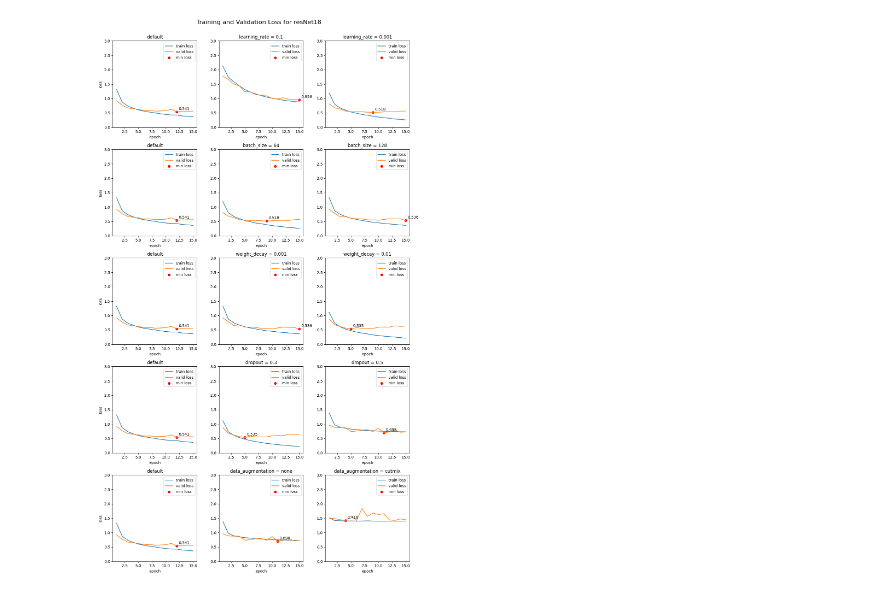
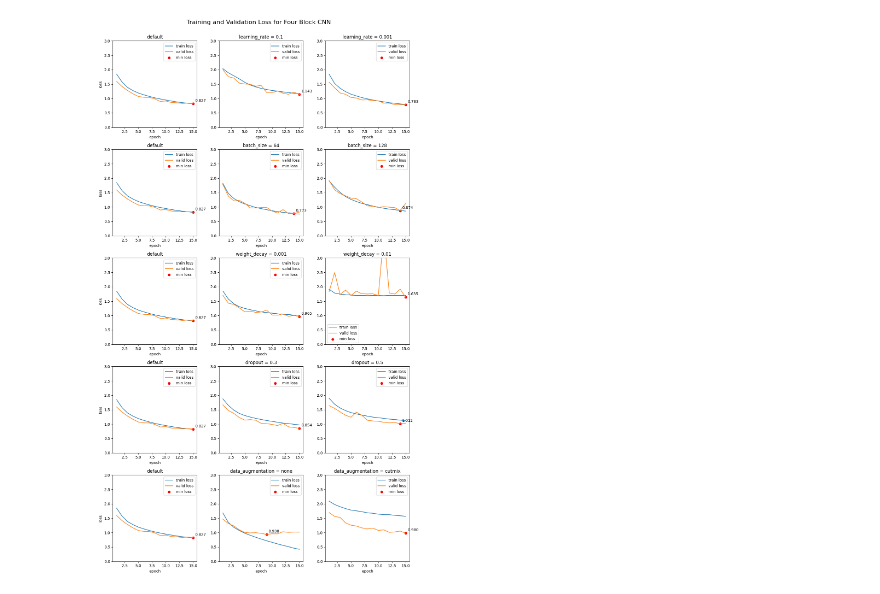
Before and after one commit to olaidczak/dl-project-1, a Jupyter notebook: plots.ipynb, the cells around one changed output. Cells and saved outputs as stored; diff of their text form; code cells hidden in the pictures.

Commit message:
fix indexing in plots

```diff
--- a/plots.ipynb
+++ b/plots.ipynb
@@ -5,3 +5,13 @@ import matplotlib.pyplot as plt
 # %%
 exp = pd.read_csv("results/experiments.csv")
 cur = pd.read_csv("results/curves.csv")
+cur = cur[cur["epoch"] <= 15]
+result = cur.loc[cur.groupby("timestamp")["val_loss"].idxmin(),
+                 ["timestamp", "val_loss", "val_acc"]]
+result = result.rename(columns={
+    "val_loss": "min_val_loss",
+    "val_acc": "coresponding_val_acc"
+})
+exp = exp[pd.isna(exp["scheduler"])]
+exp = exp.merge(result, on="timestamp", how="left")
+exp = exp.drop(['best_val_acc'], axis=1)
@@ -18,7 +36,7 @@ ts_default_resnet = 1773854727
 ts_default_densenet = 1774088363
 
 # zmienic nazwe modelu, na ktora chcemy plotowac: resnet18, ghostnetv3, densenet121, four_block
-exp = exp[(exp["model"] == "resnet18") & (pd.isna(exp["scheduler"]))]
+exp = exp[(exp["model"] == "four_block") & (pd.isna(exp["scheduler"]))]
 cur = cur[cur["epoch"] <= 15]
 hyperparams = {
     "learning_rate": [0.1, 0.001],
@@ -33,7 +51,7 @@ for key, value in hyperparams.items():
         ts.append(int(exp[exp[key] == v]["timestamp"].iloc[0]))
 
 # zmienic timestamp
-ts_default = ts_default_resnet
+ts_default = ts_default_four
 
 fig, axs = plt.subplots(5, 3, figsize=(12, 20))
 
@@ -58,7 +76,7 @@ for key, value in hyperparams.items():
     axs[i, 0].set_xlabel("epoch")
     axs[i, 0].set_ylabel("loss")
 
-    cur_ts = cur[cur["timestamp"] == ts[i]]
+    cur_ts = cur[cur["timestamp"] == ts[i * 2]]
     axs[i, 1].plot(cur_ts["epoch"], cur_ts["train_loss"], label="train loss")
     axs[i, 1].plot(cur_ts["epoch"], cur_ts["val_loss"], label="valid loss")
     min_row = cur_ts.loc[cur_ts["val_loss"].idxmin()]
@@ -73,33 +91,33 @@ for key, value in hyperparams.items():
     )
     axs[i, 1].legend()
     axs[i, 1].set_title(f"{key} = {value[0]}")
     axs[i, 1].set_ylim(0, 3)
     axs[i, 1].set_xlabel("epoch")
 
-    cur_ts2 = cur[cur["timestamp"] == ts[i + 1]]
+    cur_ts2 = cur[cur["timestamp"] == ts[i * 2 + 1]]
     axs[i, 2].plot(cur_ts2["epoch"], cur_ts2["train_loss"], label="train loss")
     axs[i, 2].plot(cur_ts2["epoch"], cur_ts2["val_loss"], label="valid loss")
     min_row2 = cur_ts2.loc[cur_ts2["val_loss"].idxmin()]
     axs[i, 2].scatter(
         min_row2["epoch"], min_row2["val_loss"], color="red", label="min loss"
     )
     axs[i, 2].annotate(
         f'{min_row2["val_loss"]:.3f}',
         (min_row2["epoch"], min_row2["val_loss"]),
         textcoords="offset points",
         xytext=(5, 5),
     )
     axs[i, 2].legend()
     axs[i, 2].set_title(f"{key} = {value[1]}")
     axs[i, 2].set_ylim(0, 3)
     axs[i, 2].set_xlabel("epoch")
 
     i += 1
 
 plt.tight_layout()
 
 # zmienic nazwe
-fig.suptitle("Training and Validation Loss for resNet18", fontsize=16, y=1.02)
+fig.suptitle("Training and Validation Loss for Four Block CNN", fontsize=16, y=1.02)
 plt.show()
 # %% [output]
-[figure, old version]
+[figure, new version]
```
Also changed, not shown: parts of 4 cells of this notebook.
